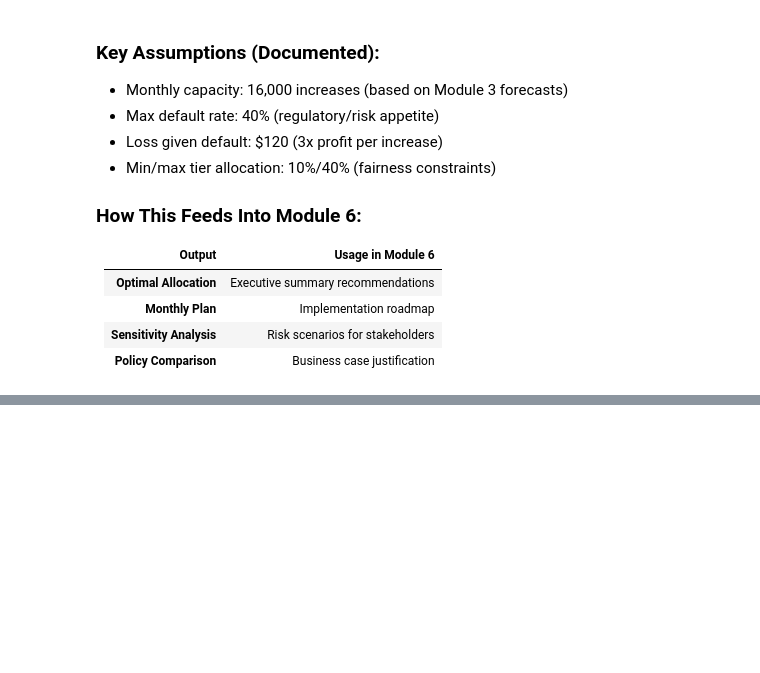
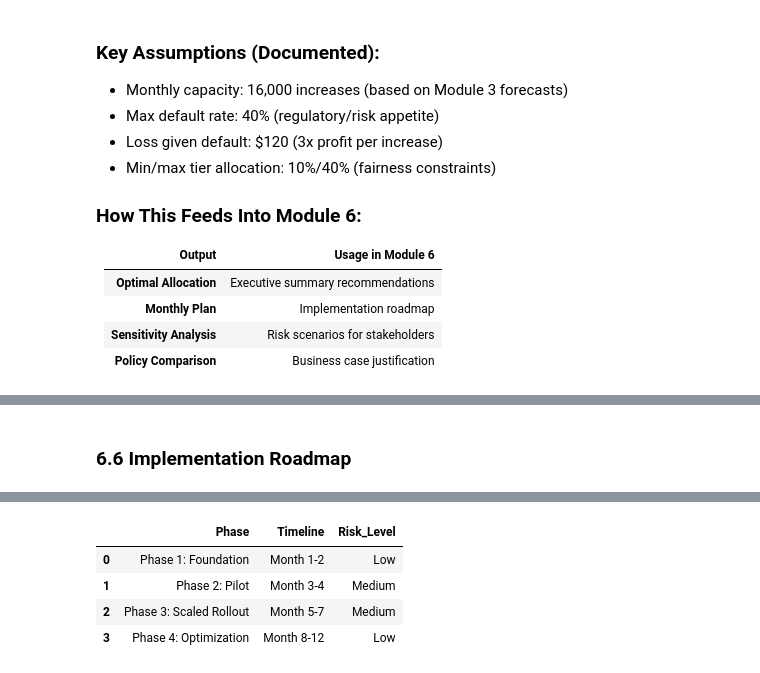
Before and after one commit to ashsweet/Loan_Limit_optimization, a Jupyter notebook: loan_limit_optimization.ipynb, the cells around one changed output, grey strips where cells are left out. Drawn from its saved outputs; the diff is of its cells as text; code cells hidden in the pictures; blank space fills up the shorter version.

```diff
--- a/loan_limit_optimization.ipynb
+++ b/loan_limit_optimization.ipynb
@@ -5820,0 +6567,69 @@ print('  - optimization_results.png')
+# %% [markdown]
+### 6.6 Implementation Roadmap
+# %%
+# ============================================================================
+# IMPLEMENTATION ROADMAP
+# ============================================================================
+
+def generate_implementation_roadmap():
+    """
+    Generate phased implementation roadmap.
+
+    Returns:
+    --------
+    pd.DataFrame : Implementation timeline
+    """
+    phases = [
+        {
+            'Phase': 'Phase 1: Foundation',
+            'Timeline': 'Month 1-2',
+            'Activities': 'Model validation, stakeholder alignment, data pipeline setup',
+            'Deliverables': 'Validated model, approved allocation policy, data feeds',
+            'Dependencies': 'Executive approval, IT resources',
+            'Risk_Level': 'Low'
+        },
+        {
+            'Phase': 'Phase 2: Pilot',
+            'Timeline': 'Month 3-4',
+            'Activities': 'Limited rollout (10% of volume), performance monitoring',
+            'Deliverables': 'Pilot results, refined parameters, monitoring dashboard',
+            'Dependencies': 'Phase 1 completion, pilot segment selection',
+            'Risk_Level': 'Medium'
+        },
+        {
+            'Phase': 'Phase 3: Scaled Rollout',
+            'Timeline': 'Month 5-7',
+            'Activities': 'Gradual expansion to 50%, then 100% of volume',
+            'Deliverables': 'Full deployment, automated allocation, training complete',
+            'Dependencies': 'Successful pilot, system capacity',
+            'Risk_Level': 'Medium'
+        },
+        {
+            'Phase': 'Phase 4: Optimization',
+            'Timeline': 'Month 8-12',
+            'Activities': 'Performance tuning, A/B testing, model updates',
+            'Deliverables': 'Optimized parameters, quarterly review process',
+            'Dependencies': 'Full deployment, performance data',
+            'Risk_Level': 'Low'
+        }
+    ]
+
+    return pd.DataFrame(phases)
+
+# Generate roadmap
+roadmap_df = generate_implementation_roadmap()
+
+print('IMPLEMENTATION ROADMAP')
+
+for _, row in roadmap_df.iterrows():
+    print(f'\n{row["Phase"]} ({row["Timeline"]})')
+    print(f'  Risk Level: {row["Risk_Level"]}')
+    print(f'  Activities: {row["Activities"]}')
+    print(f'  Deliverables: {row["Deliverables"]}')
+    print(f'  Dependencies: {row["Dependencies"]}')
+    print('-' * 50)
+
+# Display as table
+print('\n--- Roadmap Summary Table ---')
+display(roadmap_df[['Phase', 'Timeline', 'Risk_Level']])
+# %% [output]
@@ -5820,0 +6653,5 @@ print('  - optimization_results.png')
+|  | Phase | Timeline | Risk_Level |
+| 0 | Phase 1: Foundation | Month 1-2 | Low |
+| 1 | Phase 2: Pilot | Month 3-4 | Medium |
+| 2 | Phase 3: Scaled Rollout | Month 5-7 | Medium |
+| 3 | Phase 4: Optimization | Month 8-12 | Low |
```
Also changed, not shown: parts of 21 cells of this notebook, 7 other files.
